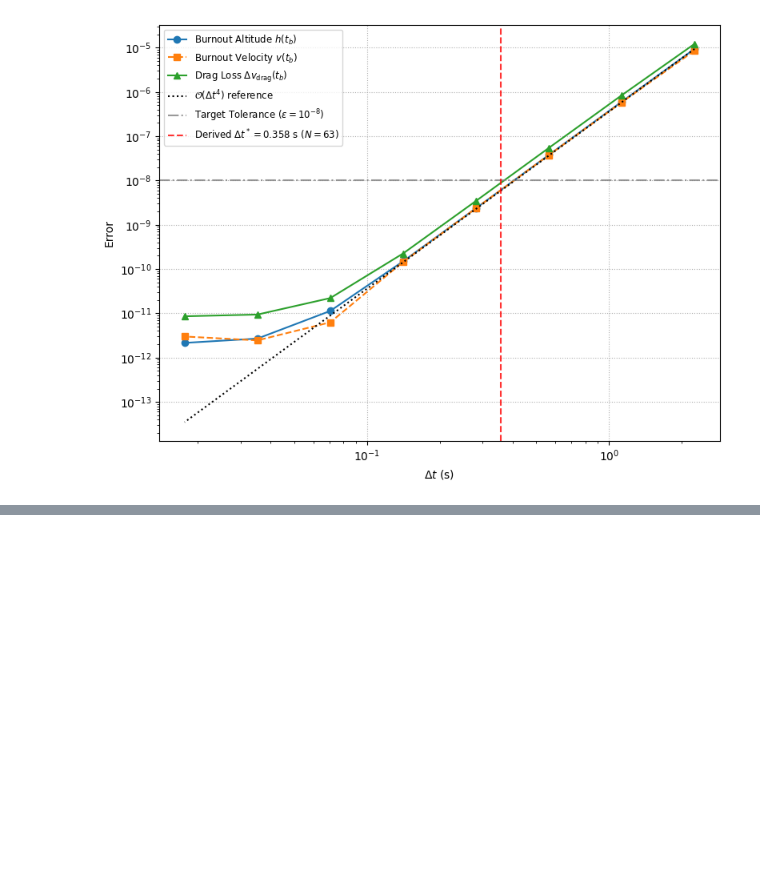
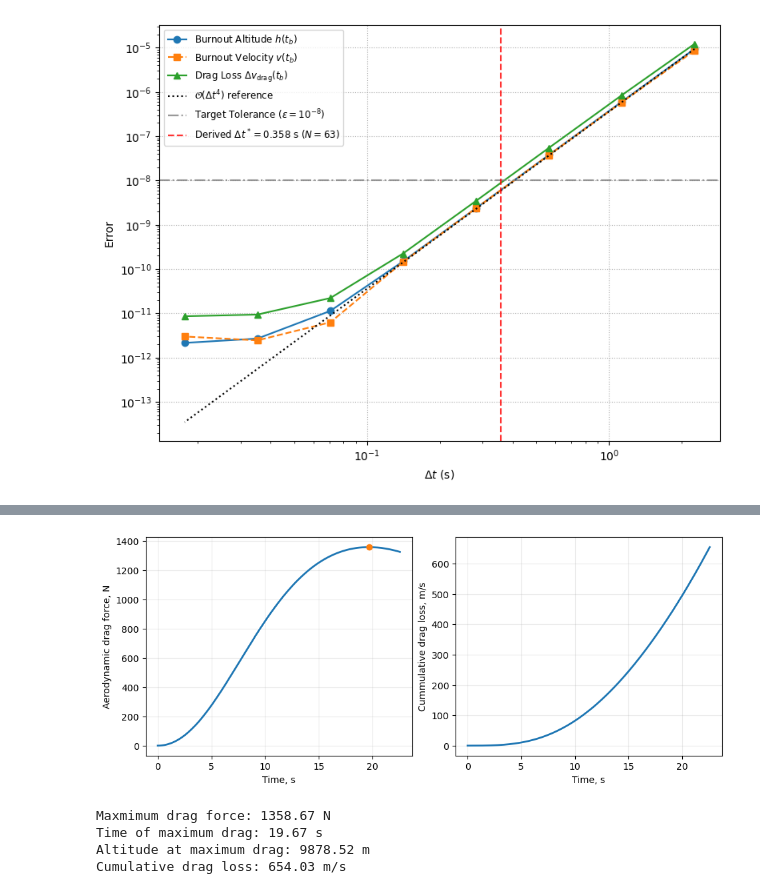
Before and after one commit to jchawla15/AE370-GP1-rocket-drag, a Jupyter notebook: rocket_ivp.ipynb, the cells around one changed output, grey strips where cells are left out. Saved outputs shown, nothing was run; the diff lists cells and outputs as text; code cells hidden in the pictures; blank space fills up the shorter version.

```diff
--- a/rocket_ivp.ipynb
+++ b/rocket_ivp.ipynb
@@ -659,0 +737,42 @@ Discrepancy between methods                       : 3.411e-13 m/s
+# %%
+h = u_drag[:,0]
+v = u_drag[:,1]
+m = u_drag[:,2]
+dv_drag = u_drag[:,3]
+
+#atmos density and drag F
+rho = rho0*np.exp(-h/H)
+F_drag = 0.5*rho*CD_BASELINE*S*v**2
+peak_idx = np.argmax(F_drag)
+
+fig, axes = plt.subplots(1,2,figsize=(9.4,3.8),constrained_layout=True)
+
+#drag forces over time
+axes[0].plot(t_drag,F_drag,linewidth=2)
+axes[0].plot(t_drag[peak_idx],F_drag[peak_idx],"o")
+axes[0].set_xlabel("Time, s")
+axes[0].set_ylabel("Aerodynamic drag force, N")
+
+#int. drag induced v loss
+axes[1].plot(t_drag,dv_drag,linewidth=2)
+
+axes[1].set_xlabel("Time, s")
+axes[1].set_ylabel("Cummulative drag loss, m/s")
+
+for ax in axes:
+    ax.grid(True, alpha=0.25)
+
+fig.savefig(fig_dir / "drag_force_and_loss.pdf", bbox_inches="tight")
+
+plt.show()
+
+print(f"Maxmimum drag force: {F_drag[peak_idx]:.2f} N")
+print(f"Time of maximum drag: {t_drag[peak_idx]:.2f} s")
+print(f"Altitude at maximum drag: {h[peak_idx]:.2f} m")
+print(f"Cumulative drag loss: {dv_drag[-1]:.2f} m/s")
+# %% [output]
+[figure, added]
+Maxmimum drag force: 1358.67 N
+Time of maximum drag: 19.67 s
+Altitude at maximum drag: 9878.52 m
+Cumulative drag loss: 654.03 m/s
```
Also changed, not shown: parts of 4 cells of this notebook, 3 other files.
